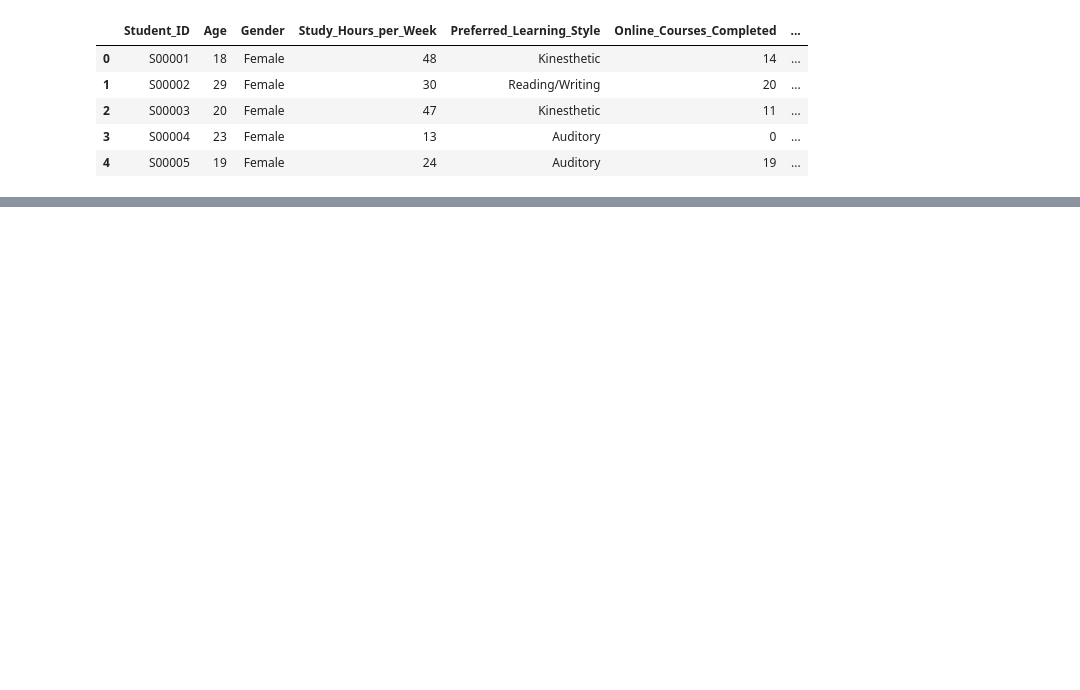
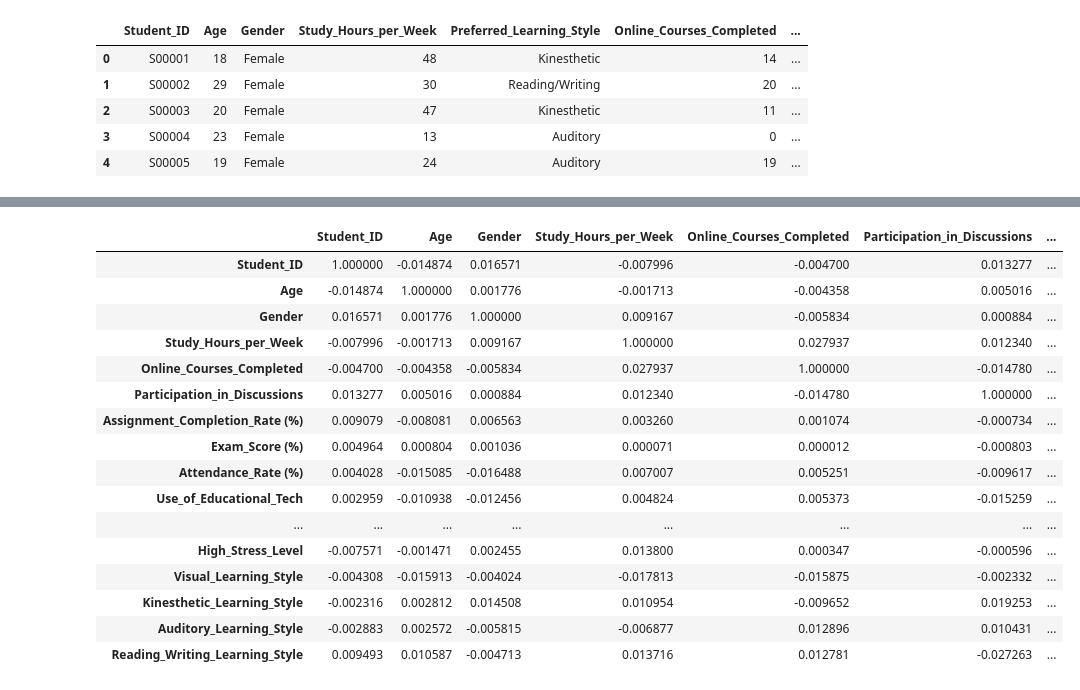
Before and after one commit to arjuna2112/TMDL2025, a Jupyter notebook: Student_performance.ipynb, the cells around one changed output, grey strips where cells are left out. Cells and saved outputs as stored; diff of their text form; code cells hidden in the pictures; blank space fills up the shorter version.

```diff
--- a/Student_performance.ipynb
+++ b/Student_performance.ipynb
@@ -91,0 +113,20 @@ df.head()
+# %%
+df.corr(numeric_only=True)
+# %% [output]
+|  | Student_ID | Age | Gender | Study_Hours_per_Week | Online_Courses_Completed | Participation_in_Discussions | ... |
+| Student_ID | 1.000000 | -0.014874 | 0.016571 | -0.007996 | -0.004700 | 0.013277 | ... |
+| Age | -0.014874 | 1.000000 | 0.001776 | -0.001713 | -0.004358 | 0.005016 | ... |
+| Gender | 0.016571 | 0.001776 | 1.000000 | 0.009167 | -0.005834 | 0.000884 | ... |
+| Study_Hours_per_Week | -0.007996 | -0.001713 | 0.009167 | 1.000000 | 0.027937 | 0.012340 | ... |
+| Online_Courses_Completed | -0.004700 | -0.004358 | -0.005834 | 0.027937 | 1.000000 | -0.014780 | ... |
+| Participation_in_Discussions | 0.013277 | 0.005016 | 0.000884 | 0.012340 | -0.014780 | 1.000000 | ... |
+| Assignment_Completion_Rate (%) | 0.009079 | -0.008081 | 0.006563 | 0.003260 | 0.001074 | -0.000734 | ... |
+| Exam_Score (%) | 0.004964 | 0.000804 | 0.001036 | 0.000071 | 0.000012 | -0.000803 | ... |
+| Attendance_Rate (%) | 0.004028 | -0.015085 | -0.016488 | 0.007007 | 0.005251 | -0.009617 | ... |
+| Use_of_Educational_Tech | 0.002959 | -0.010938 | -0.012456 | 0.004824 | 0.005373 | -0.015259 | ... |
+| ... | ... | ... | ... | ... | ... | ... | ... |
+| High_Stress_Level | -0.007571 | -0.001471 | 0.002455 | 0.013800 | 0.000347 | -0.000596 | ... |
+| Visual_Learning_Style | -0.004308 | -0.015913 | -0.004024 | -0.017813 | -0.015875 | -0.002332 | ... |
+| Kinesthetic_Learning_Style | -0.002316 | 0.002812 | 0.014508 | 0.010954 | -0.009652 | 0.019253 | ... |
+| Auditory_Learning_Style | -0.002883 | 0.002572 | -0.005815 | -0.006877 | 0.012896 | 0.010431 | ... |
+| Reading_Writing_Learning_Style | 0.009493 | 0.010587 | -0.004713 | 0.013716 | 0.012781 | -0.027263 | ... |
```
Also changed, not shown: parts of 7 cells of this notebook.
